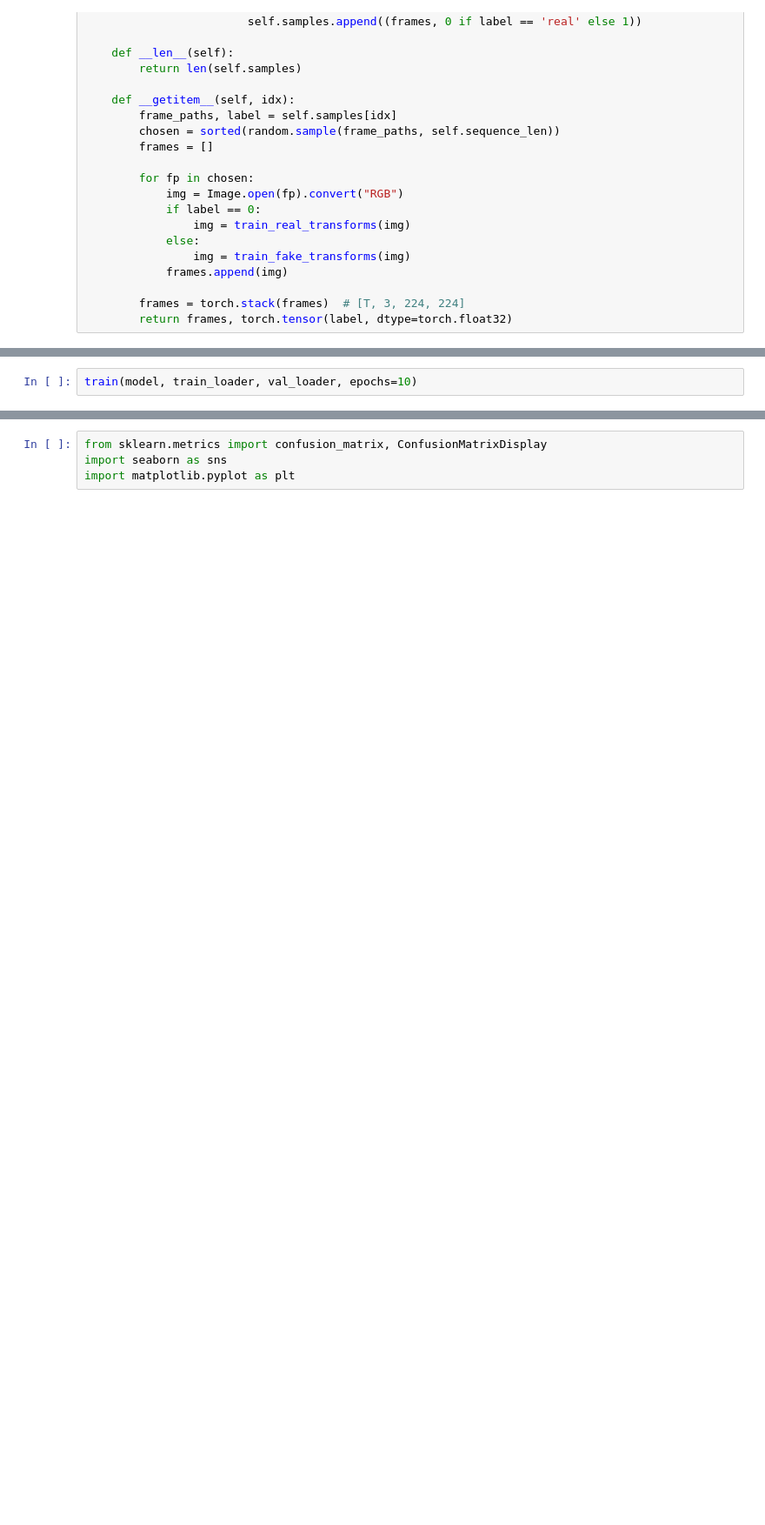
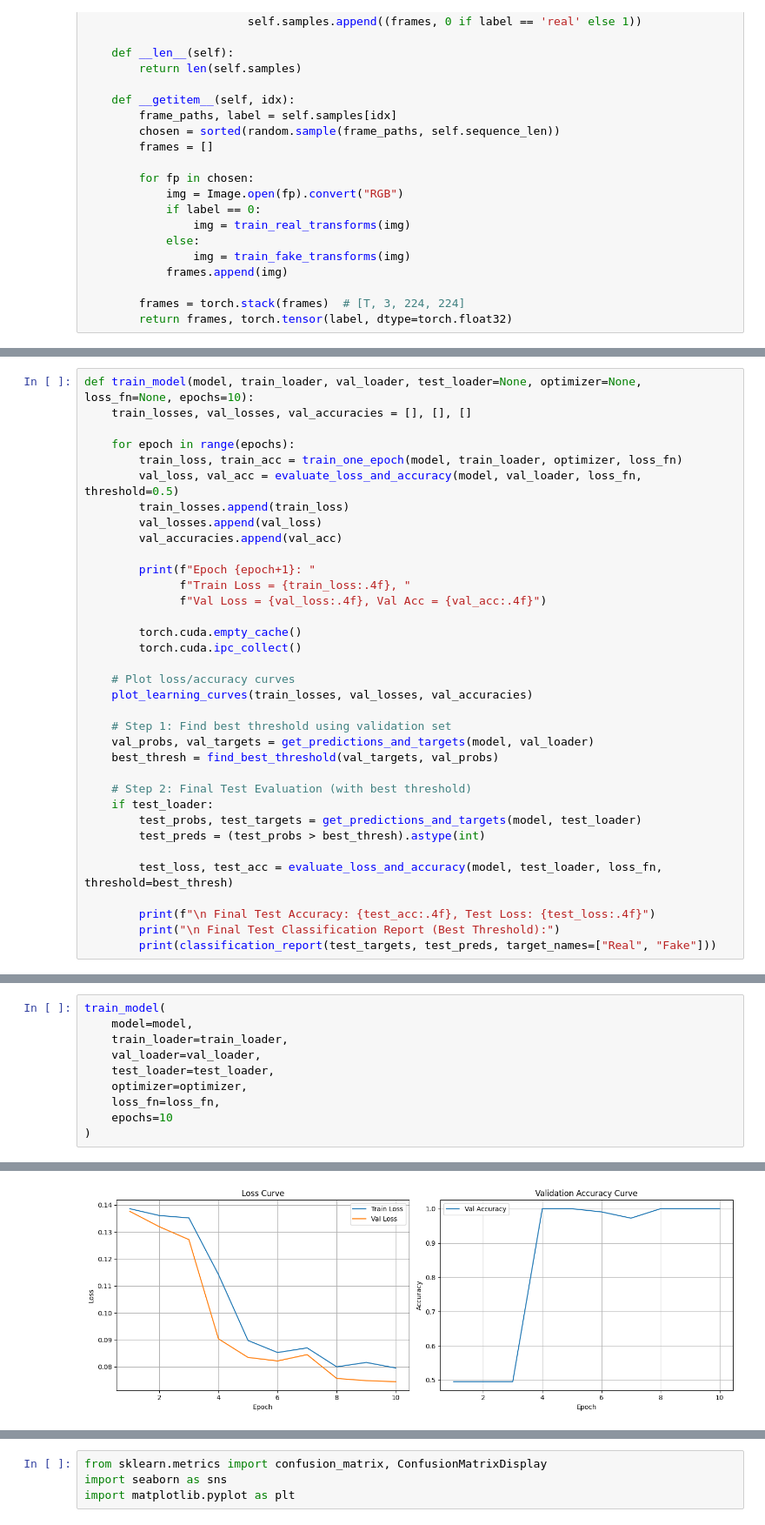
Before and after one commit to SayandipSaha666/Deepfake_Detection_Model, a Jupyter notebook: deepfake-detection-model.ipynb, the cells around one changed output, grey strips where cells are left out. Shown: that part at 87% size. Saved outputs shown, nothing was run; the diff lists cells and outputs as text; blank space fills up the shorter version.

```diff
--- a/deepfake-detection-model.ipynb
+++ b/deepfake-detection-model.ipynb
@@ -423,0 +446,35 @@ torch.cuda.ipc_collect()
+# %%
+def train_model(model, train_loader, val_loader, test_loader=None, optimizer=None, loss_fn=None, epochs=10):
+    train_losses, val_losses, val_accuracies = [], [], []
+
+    for epoch in range(epochs):
+        train_loss, train_acc = train_one_epoch(model, train_loader, optimizer, loss_fn)
+        val_loss, val_acc = evaluate_loss_and_accuracy(model, val_loader, loss_fn, threshold=0.5)
+        train_losses.append(train_loss)
+        val_losses.append(val_loss)
+        val_accuracies.append(val_acc)
+
+        print(f"Epoch {epoch+1}: "
+              f"Train Loss = {train_loss:.4f}, "
+              f"Val Loss = {val_loss:.4f}, Val Acc = {val_acc:.4f}")
+
+        torch.cuda.empty_cache()
+        torch.cuda.ipc_collect()
+
+    # Plot loss/accuracy curves
+    plot_learning_curves(train_losses, val_losses, val_accuracies)
+
+    # Step 1: Find best threshold using validation set
+    val_probs, val_targets = get_predictions_and_targets(model, val_loader)
+    best_thresh = find_best_threshold(val_targets, val_probs)
+
+    # Step 2: Final Test Evaluation (with best threshold)
+    if test_loader:
+        test_probs, test_targets = get_predictions_and_targets(model, test_loader)
+        test_preds = (test_probs > best_thresh).astype(int)
+
+        test_loss, test_acc = evaluate_loss_and_accuracy(model, test_loader, loss_fn, threshold=best_thresh)
+
+        print(f"\n Final Test Accuracy: {test_acc:.4f}, Test Loss: {test_loss:.4f}")
+        print("\n Final Test Classification Report (Best Threshold):")
+        print(classification_report(test_targets, test_preds, target_names=["Real", "Fake"]))
@@ -424,3 +509,11 @@ torch.cuda.ipc_collect()
 # %%
-train(model, train_loader, val_loader, epochs=10)
+train_model(
+    model=model,
+    train_loader=train_loader,
+    val_loader=val_loader,
+    test_loader=test_loader,
+    optimizer=optimizer,
+    loss_fn=loss_fn,
+    epochs=10
+)
 # %% [output]
@@ -436,0 +530 @@ Epoch 10, Loss: 0.4747, Train Acc: 1.0000, Val Acc: 1.0000
+[figure, added]
```
Also changed, not shown: parts of 24 cells of this notebook.
